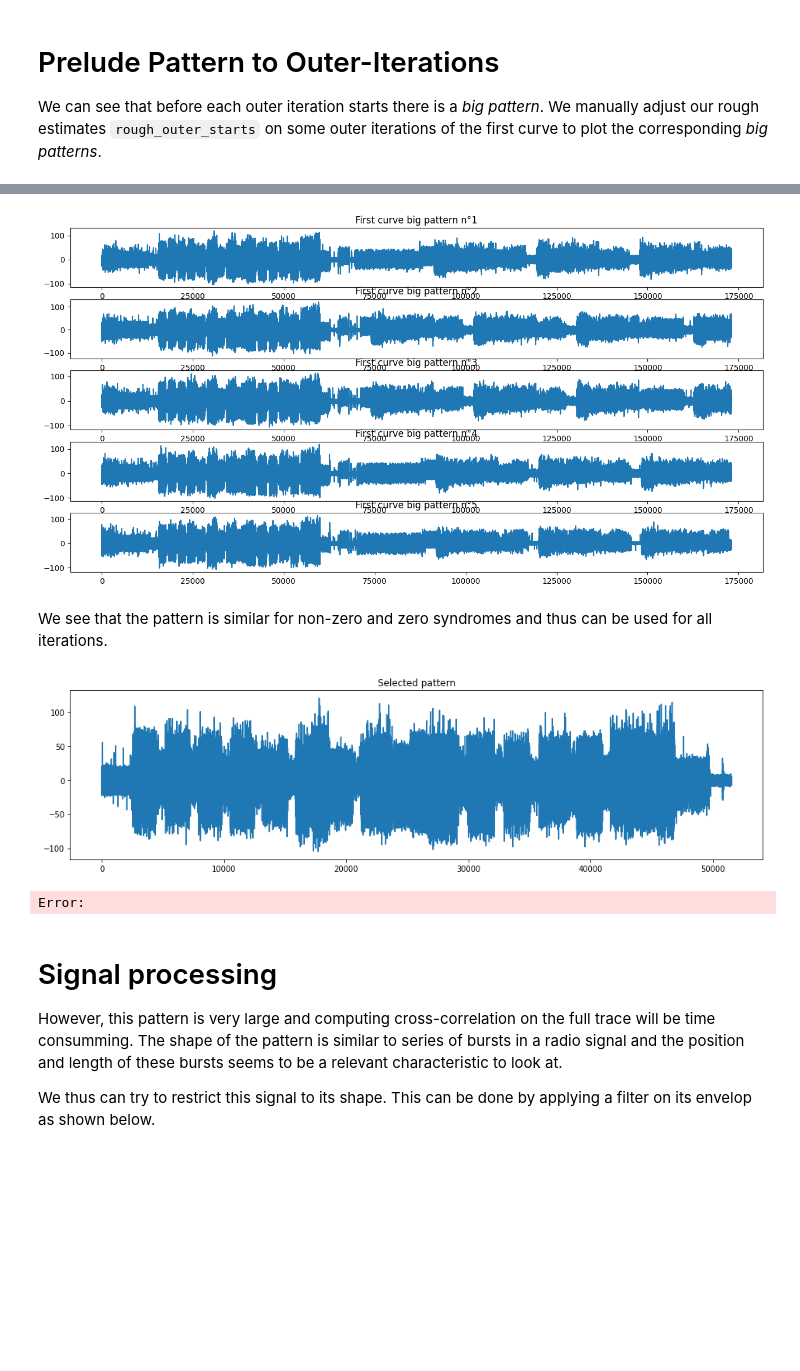
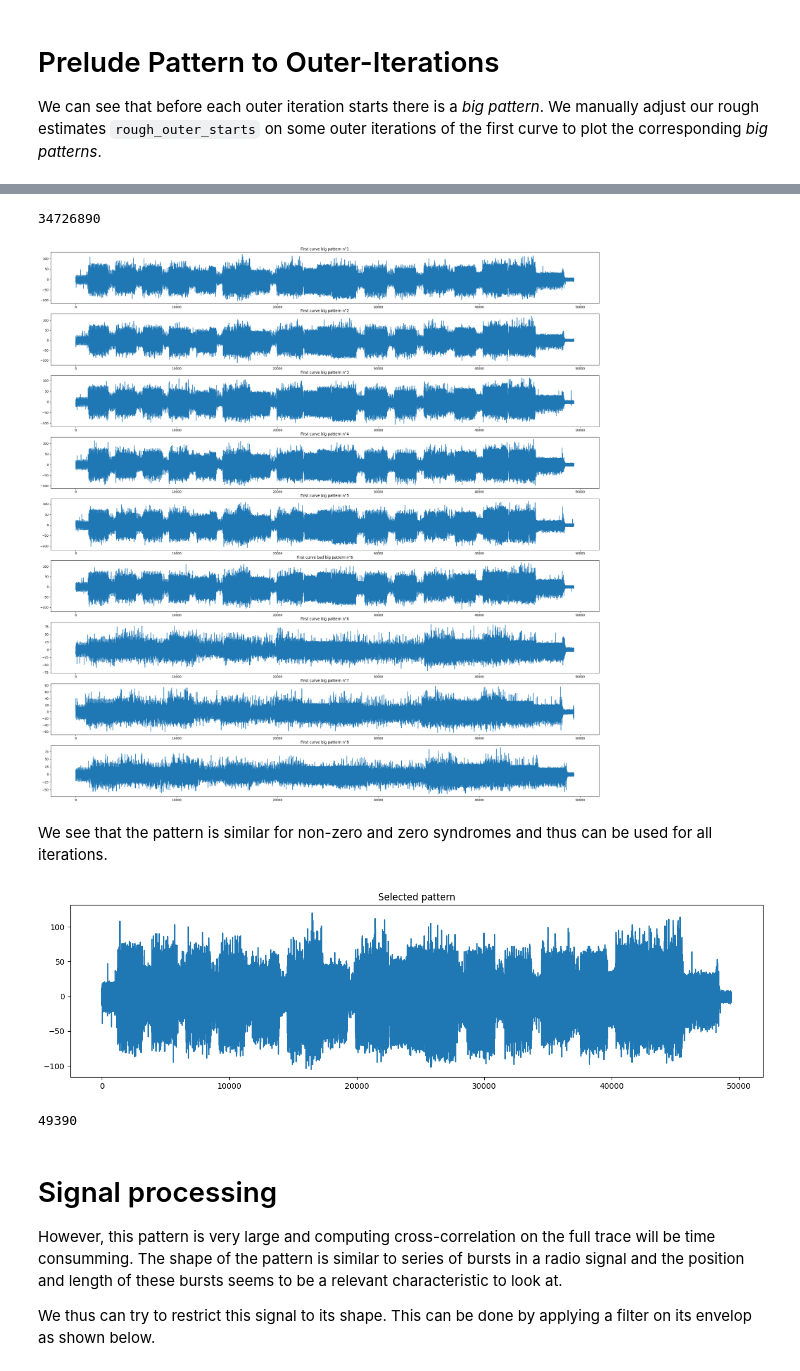
Before and after one commit to Bolster2k/sca-bike, a Jupyter notebook: Outer-Iterations Detection (C implementation).ipynb, the cells around one changed output, grey strips where cells are left out. Cells and saved outputs as stored; diff of their text form; code cells hidden in the pictures; blank space fills up the shorter version.

Commit message:
pattern_bis

```diff
--- a/Outer-Iterations Detection (C implementation).ipynb
+++ b/Outer-Iterations Detection (C implementation).ipynb
@@ -82,36 +90,54 @@ plt.show()
 # %%
-fig, axes = plt.subplots(5,1,figsize=[16,8])
-bruh = 100000
+fig, axes = plt.subplots(9,1,figsize=[32,32])
+bruh = 30000
 # bruh = 0
-delta = 73000
-# zoom = 58000
-zoom = 0
-axes[0].plot(curves[0,4680000-99600+zoom:4680000-99600+delta+bruh])
+delta = 69830
+# delta = 0
+# zoom = 0
+# zoom = -50000
+zoom = 66390-150000*4+540000-2000+10000
+# zoom_right = -4850+300-200000
+zoom_right = -4850+300+3500-5000
+# decal = 150000*4
+decal = 0
+axes[0].plot(curves[0,4680000-99600+zoom-decal:4680000-99600+delta+bruh+zoom_right-decal])
 axes[0].set_title("First curve big pattern n°1")
-axes[1].plot(curves[0,10750000-77200+zoom:10750000-77200+delta+bruh])
+axes[1].plot(curves[0,10750000-77200+zoom-decal:10750000-77200+delta+bruh+zoom_right-decal])
 axes[1].set_title("First curve big pattern n°2")
-axes[2].plot(curves[0,16650000-50050+zoom:16650000-50050+delta+bruh])
+axes[2].plot(curves[0,16650000-50050+zoom-decal:16650000-50050+delta+bruh+zoom_right-decal])
 axes[2].set_title("First curve big pattern n°3")
-axes[3].plot(curves[0,22600000-71400+zoom:22600000-71400+delta+bruh])
+axes[3].plot(curves[0,22600000-71400+zoom-decal:22600000-71400+delta+bruh+zoom_right-decal])
 axes[3].set_title("First curve big pattern n°4")
-axes[4].plot(curves[0,28670000-49700+zoom:28670000-49700+delta+bruh])
+axes[4].plot(curves[0,28670000-49700+zoom-decal:28670000-49700+delta+bruh+zoom_right-decal])
 axes[4].set_title("First curve big pattern n°5")
+print(34712500+zoom-decal)
+axes[5].plot(curves[0,34100736:34100736+49390])
+axes[5].set_title("First curve bad big pattern n°6")
+axes[6].plot(curves[0,34712500+zoom-decal:34712500+delta+bruh+zoom_right-decal])
+axes[6].set_title("First curve big pattern n°6")
+axes[7].plot(curves[0,40805000+zoom-decal:40805000+delta+bruh+zoom_right-decal])
+axes[7].set_title("First curve big pattern n°7")
+axes[8].plot(curves[0,46896000+zoom-decal:46896000+delta+bruh+zoom_right-decal])
+axes[8].set_title("First curve big pattern n°8")
+# 34100736 49390
 plt.show()
 # %% [output]
+34726890
-[figure, old version]
+[figure, new version]
 # %% [markdown]
 We see that the pattern is similar for non-zero and zero syndromes and thus can be used for all iterations.
 # %%
-pattern = curves[0][4593500:4645000]
+pattern = curves[0][4680000-99600+zoom-decal:4680000-99600+delta+bruh+zoom_right-decal]
 fig = plt.figure(figsize=[16,4])
 ax = fig.gca()
 ax.plot(pattern)
 ax.set_title("Selected pattern")
 plt.show()
 np.save(os.path.join(tmp_directory,'raw_outer_iteration_pattern.npy'),pattern)
+print(len(pattern))
 # %% [output]
-[figure, old version]
+[figure, new version]
-Error:
+49390
 # %% [markdown]
 # Signal processing
 
```
Also changed, not shown: parts of 12 cells of this notebook.
